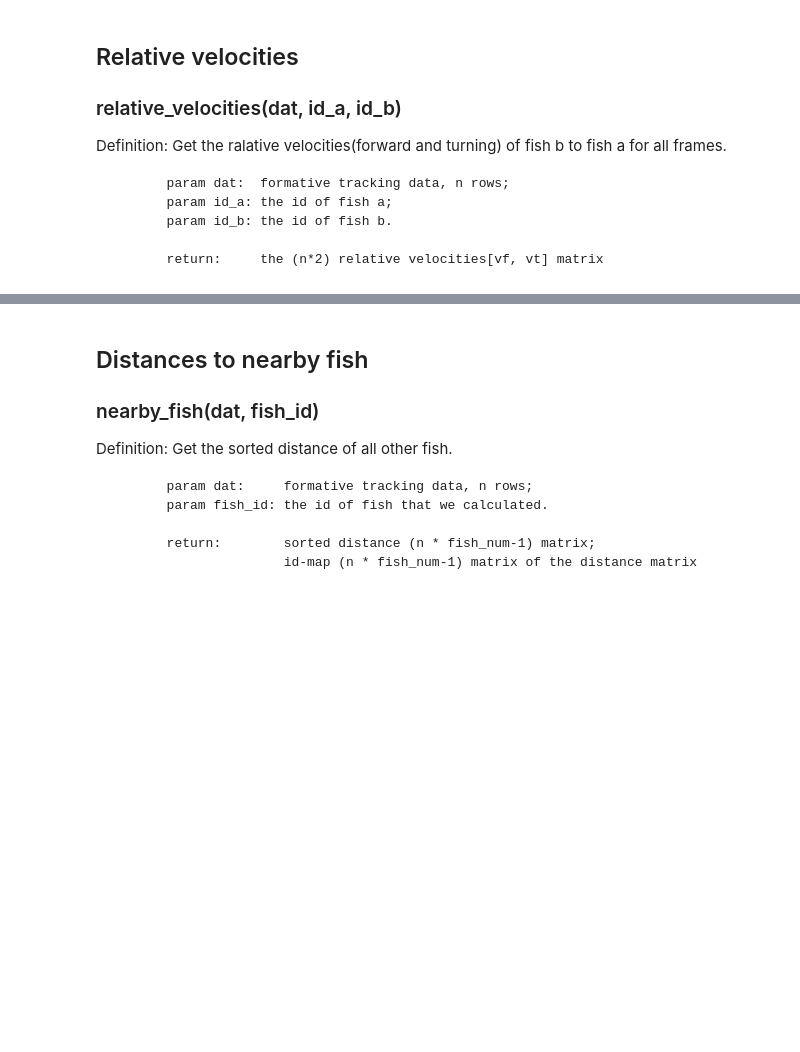
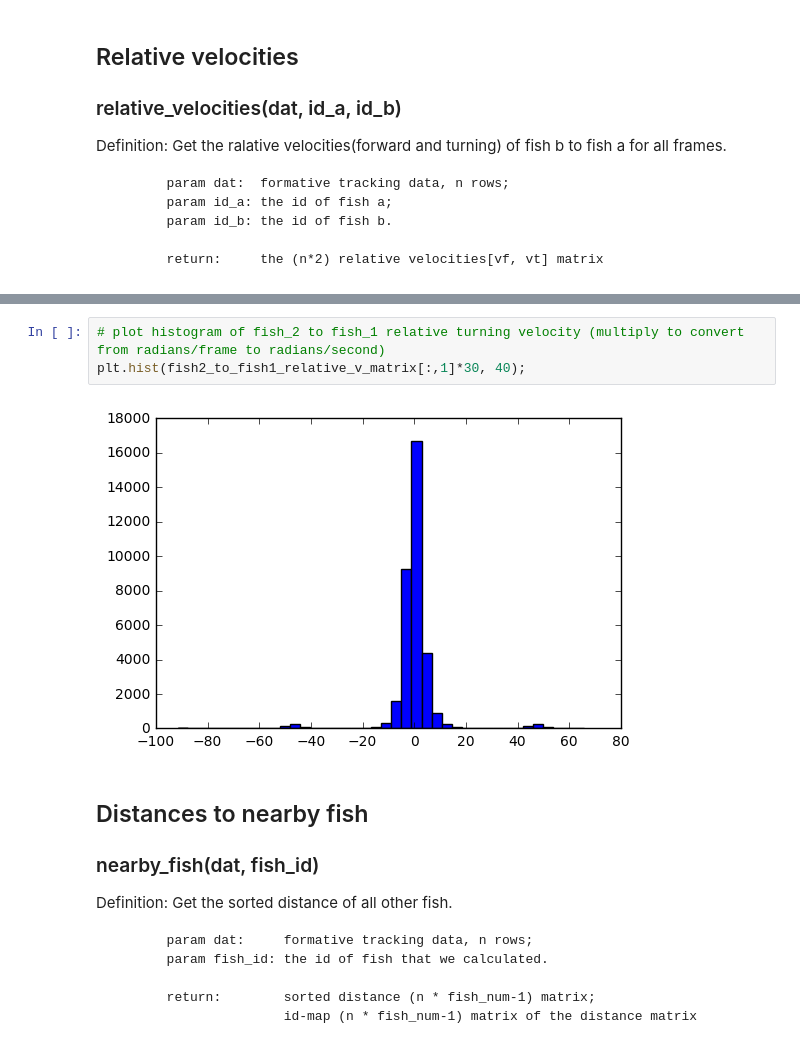
Before and after one commit to BioroboticsLab/robofish_data_analysis, a Jupyter notebook: python/sandbox/Features.ipynb, the cells around one changed output, grey strips where cells are left out. Saved outputs shown, nothing was run; the diff lists cells and outputs as text; blank space fills up the shorter version.

```diff
--- a/python/sandbox/Features.ipynb
+++ b/python/sandbox/Features.ipynb
@@ -91,3 +130,8 @@ fish2_to_fish1_relative_v_matrix = relative_velocities(dat, 1, 2)
+# %%
+# plot histogram of fish_2 to fish_1 relative turning velocity (multiply to convert from radians/frame to radians/second)
+plt.hist(fish2_to_fish1_relative_v_matrix[:,1]*30, 40);
+# %% [output]
+[figure, added]
 # %% [markdown]
 ## Distances to nearby fish
 ### nearby_fish(dat, fish_id)
```
Also changed, not shown: parts of 13 cells of this notebook, 1 other file.
